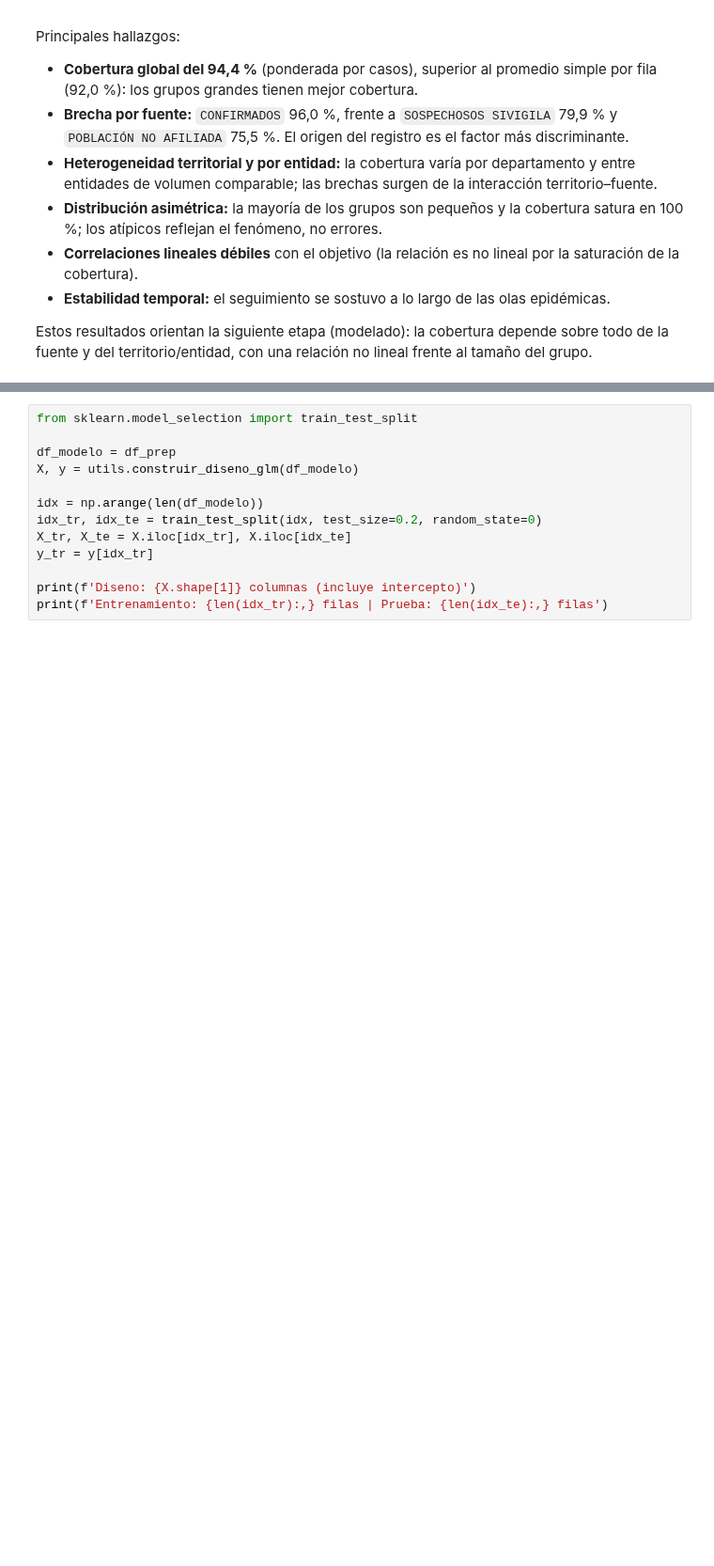
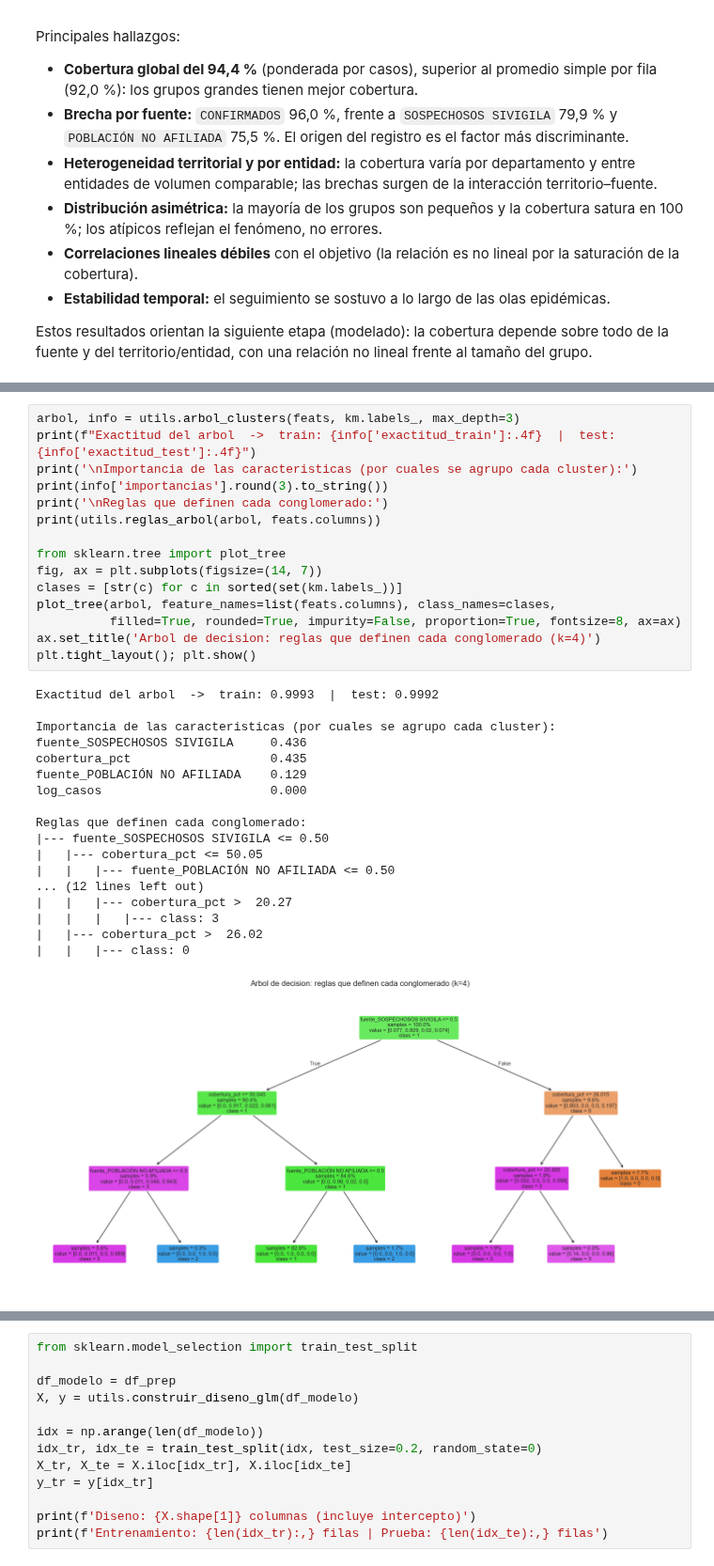
Before and after one commit to JabesMonroy/Proyecto_Esp-Fund-Datos_PRASS_Seg.COVID19, a Jupyter notebook: Proyecto_PRASS_Seguimiento_COVID19.ipynb, the cells around one changed output, grey strips where cells are left out. Shown at 94% size. Cells and saved outputs as stored; diff of their text form; blank space fills up the shorter version.

```diff
--- a/Proyecto_PRASS_Seguimiento_COVID19.ipynb
+++ b/Proyecto_PRASS_Seguimiento_COVID19.ipynb
@@ -782,0 +845,34 @@ Estos resultados orientan la siguiente etapa (modelado): la cobertura depende so
+# %%
+arbol, info = utils.arbol_clusters(feats, km.labels_, max_depth=3)
+print(f"Exactitud del arbol  ->  train: {info['exactitud_train']:.4f}  |  test: {info['exactitud_test']:.4f}")
+print('\nImportancia de las caracteristicas (por cuales se agrupo cada cluster):')
+print(info['importancias'].round(3).to_string())
+print('\nReglas que definen cada conglomerado:')
+print(utils.reglas_arbol(arbol, feats.columns))
+
+from sklearn.tree import plot_tree
+fig, ax = plt.subplots(figsize=(14, 7))
+clases = [str(c) for c in sorted(set(km.labels_))]
+plot_tree(arbol, feature_names=list(feats.columns), class_names=clases,
+          filled=True, rounded=True, impurity=False, proportion=True, fontsize=8, ax=ax)
+ax.set_title('Arbol de decision: reglas que definen cada conglomerado (k=4)')
+plt.tight_layout(); plt.show()
+# %% [output]
+Exactitud del arbol  ->  train: 0.9993  |  test: 0.9992
+
+Importancia de las caracteristicas (por cuales se agrupo cada cluster):
+fuente_SOSPECHOSOS SIVIGILA     0.436
+cobertura_pct                   0.435
+fuente_POBLACIÓN NO AFILIADA    0.129
+log_casos                       0.000
+
+Reglas que definen cada conglomerado:
+|--- fuente_SOSPECHOSOS SIVIGILA <= 0.50
+|   |--- cobertura_pct <= 50.05
+|   |   |--- fuente_POBLACIÓN NO AFILIADA <= 0.50
+... (12 lines left out)
+|   |   |--- cobertura_pct >  20.27
+|   |   |   |--- class: 3
+|   |--- cobertura_pct >  26.02
+|   |   |--- class: 0
+[figure, added]
```
Also changed, not shown: parts of 37 cells of this notebook, 5 other files.
